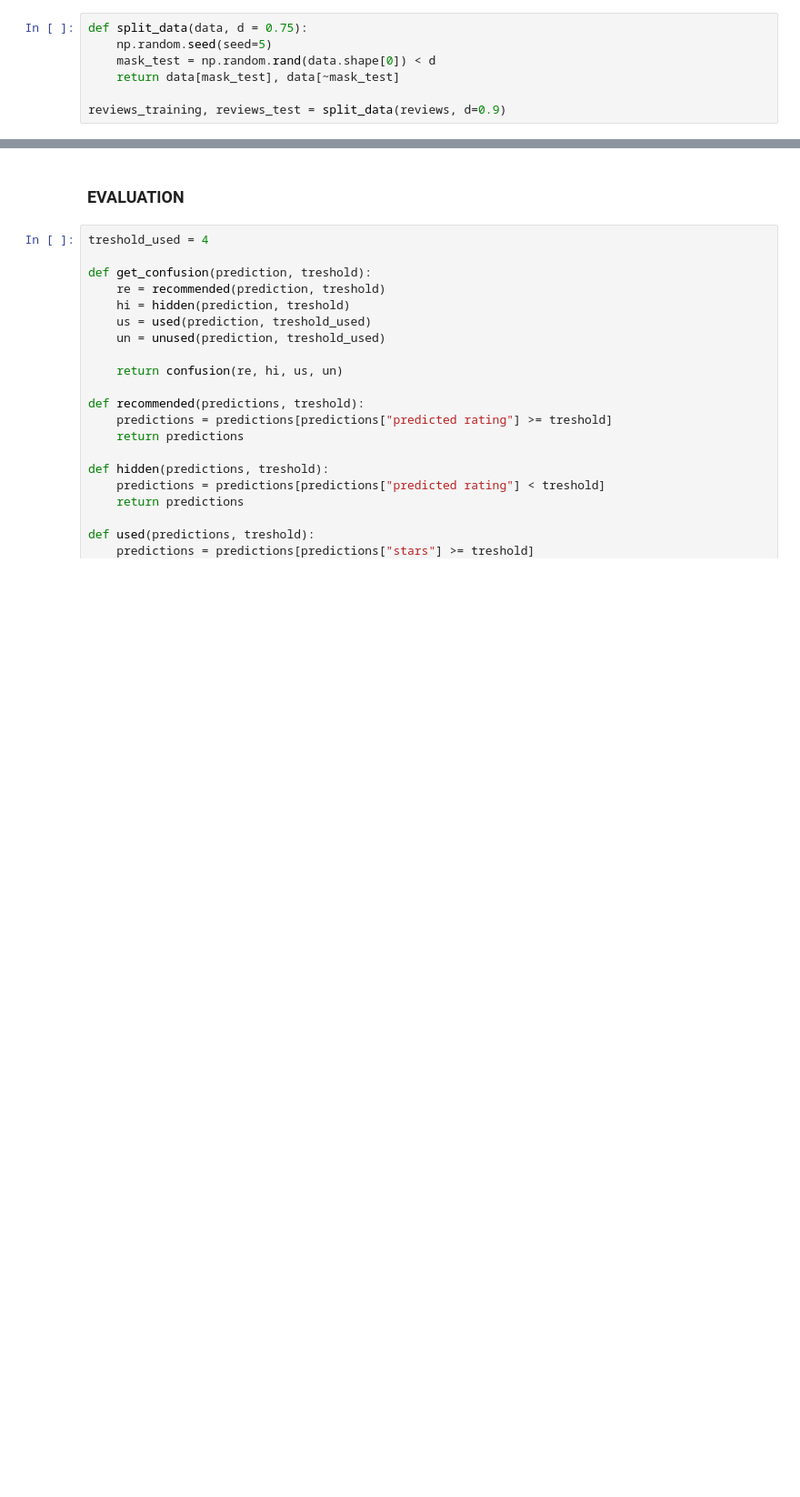
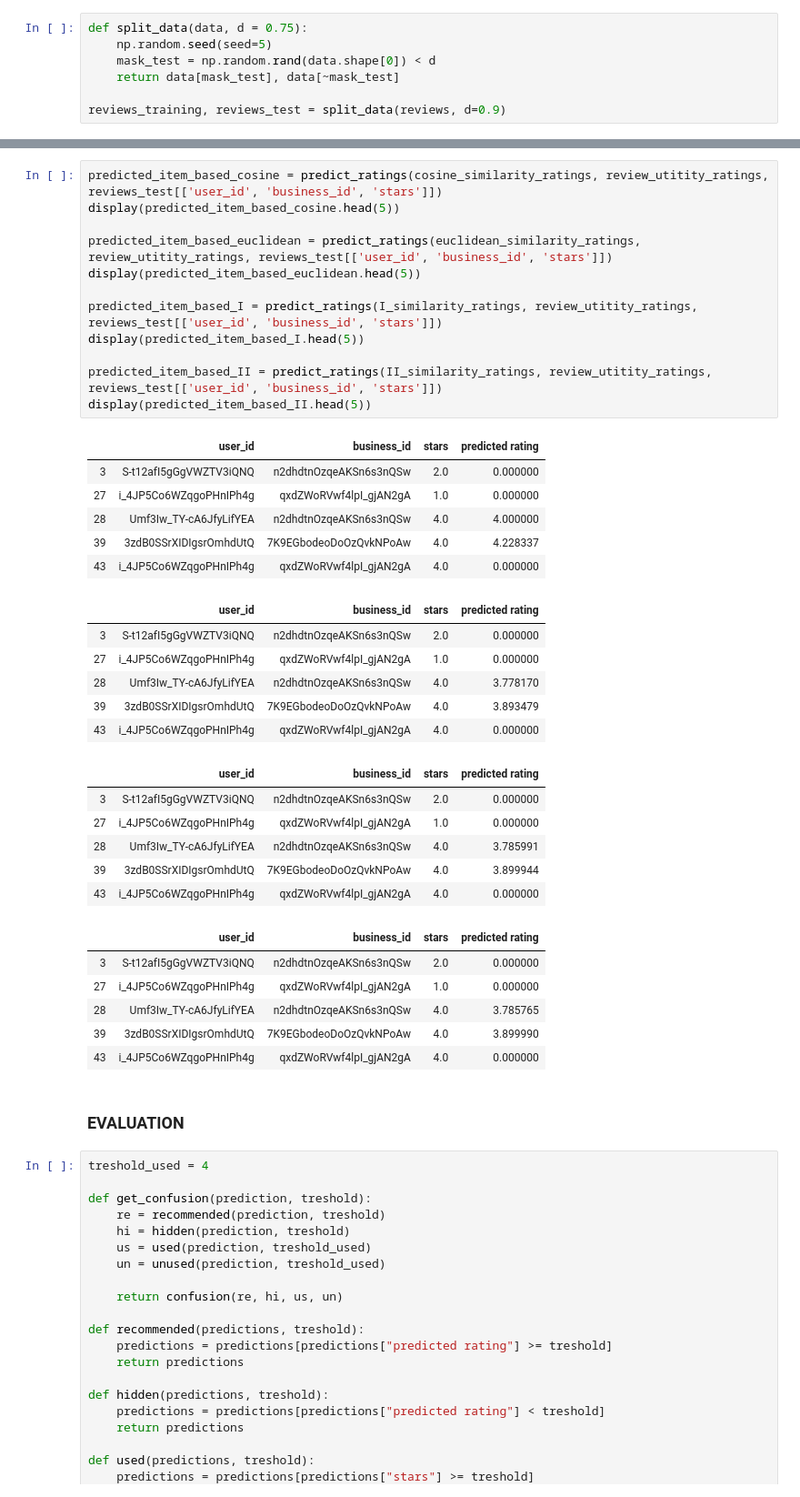
Before and after one commit to UhhBart/ci-yelp, a Jupyter notebook: Item based filtering.ipynb, the cells around one changed output, grey strips where cells are left out. Shown at 91% size. Cells and saved outputs as stored; diff of their text form; blank space fills up the shorter version.

```diff
--- a/Item based filtering.ipynb
+++ b/Item based filtering.ipynb
@@ -108,3 +145,40 @@ display(review_predicted_item_based.head(5))
+# %%
+predicted_item_based_cosine = predict_ratings(cosine_similarity_ratings, review_utitity_ratings, reviews_test[['user_id', 'business_id', 'stars']])
+display(predicted_item_based_cosine.head(5))
+
+predicted_item_based_euclidean = predict_ratings(euclidean_similarity_ratings, review_utitity_ratings, reviews_test[['user_id', 'business_id', 'stars']])
+display(predicted_item_based_euclidean.head(5))
+
+predicted_item_based_I = predict_ratings(I_similarity_ratings, review_utitity_ratings, reviews_test[['user_id', 'business_id', 'stars']])
+display(predicted_item_based_I.head(5))
+
+predicted_item_based_II = predict_ratings(II_similarity_ratings, review_utitity_ratings, reviews_test[['user_id', 'business_id', 'stars']])
+display(predicted_item_based_II.head(5))
+# %% [output]
+|  | user_id | business_id | stars | predicted rating |
+| 3 | S-t12afI5gGgVWZTV3iQNQ | n2dhdtnOzqeAKSn6s3nQSw | 2.0 | 0.000000 |
+| 27 | i_4JP5Co6WZqgoPHnIPh4g | qxdZWoRVwf4lpI_gjAN2gA | 1.0 | 0.000000 |
+| 28 | Umf3Iw_TY-cA6JfyLifYEA | n2dhdtnOzqeAKSn6s3nQSw | 4.0 | 4.000000 |
+| 39 | 3zdB0SSrXIDIgsrOmhdUtQ | 7K9EGbodeoDoOzQvkNPoAw | 4.0 | 4.228337 |
+| 43 | i_4JP5Co6WZqgoPHnIPh4g | qxdZWoRVwf4lpI_gjAN2gA | 4.0 | 0.000000 |
+|  | user_id | business_id | stars | predicted rating |
+| 3 | S-t12afI5gGgVWZTV3iQNQ | n2dhdtnOzqeAKSn6s3nQSw | 2.0 | 0.000000 |
+| 27 | i_4JP5Co6WZqgoPHnIPh4g | qxdZWoRVwf4lpI_gjAN2gA | 1.0 | 0.000000 |
+| 28 | Umf3Iw_TY-cA6JfyLifYEA | n2dhdtnOzqeAKSn6s3nQSw | 4.0 | 3.778170 |
+| 39 | 3zdB0SSrXIDIgsrOmhdUtQ | 7K9EGbodeoDoOzQvkNPoAw | 4.0 | 3.893479 |
+| 43 | i_4JP5Co6WZqgoPHnIPh4g | qxdZWoRVwf4lpI_gjAN2gA | 4.0 | 0.000000 |
+|  | user_id | business_id | stars | predicted rating |
+| 3 | S-t12afI5gGgVWZTV3iQNQ | n2dhdtnOzqeAKSn6s3nQSw | 2.0 | 0.000000 |
+| 27 | i_4JP5Co6WZqgoPHnIPh4g | qxdZWoRVwf4lpI_gjAN2gA | 1.0 | 0.000000 |
+| 28 | Umf3Iw_TY-cA6JfyLifYEA | n2dhdtnOzqeAKSn6s3nQSw | 4.0 | 3.785991 |
+| 39 | 3zdB0SSrXIDIgsrOmhdUtQ | 7K9EGbodeoDoOzQvkNPoAw | 4.0 | 3.899944 |
+| 43 | i_4JP5Co6WZqgoPHnIPh4g | qxdZWoRVwf4lpI_gjAN2gA | 4.0 | 0.000000 |
+|  | user_id | business_id | stars | predicted rating |
+| 3 | S-t12afI5gGgVWZTV3iQNQ | n2dhdtnOzqeAKSn6s3nQSw | 2.0 | 0.000000 |
+| 27 | i_4JP5Co6WZqgoPHnIPh4g | qxdZWoRVwf4lpI_gjAN2gA | 1.0 | 0.000000 |
+| 28 | Umf3Iw_TY-cA6JfyLifYEA | n2dhdtnOzqeAKSn6s3nQSw | 4.0 | 3.785765 |
+| 39 | 3zdB0SSrXIDIgsrOmhdUtQ | 7K9EGbodeoDoOzQvkNPoAw | 4.0 | 3.899990 |
+| 43 | i_4JP5Co6WZqgoPHnIPh4g | qxdZWoRVwf4lpI_gjAN2gA | 4.0 | 0.000000 |
 # %% [markdown]
 ### EVALUATION
 # %%
```
Also changed, not shown: parts of 14 cells of this notebook.
